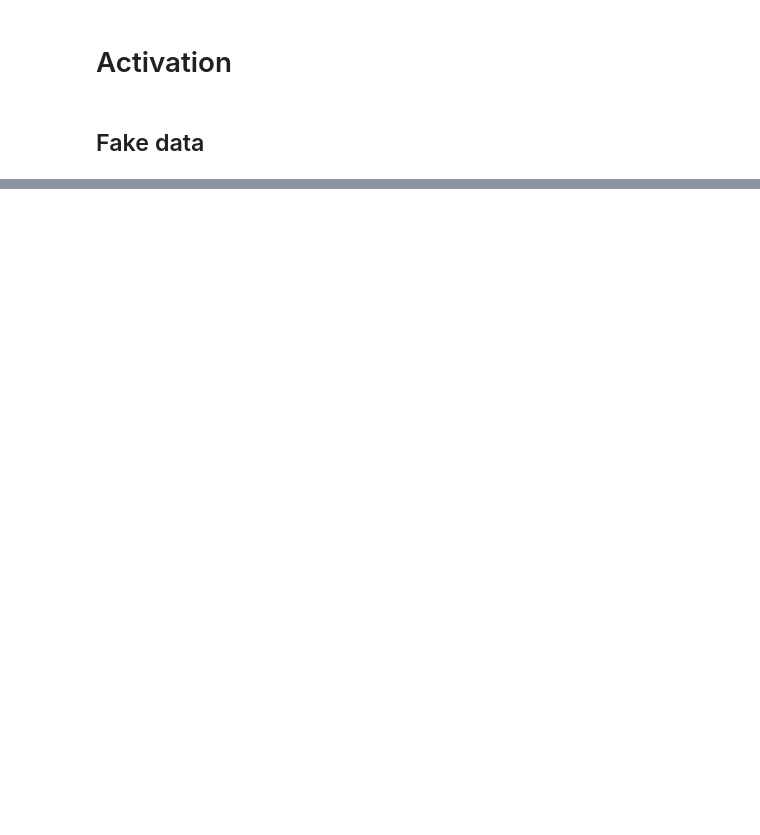
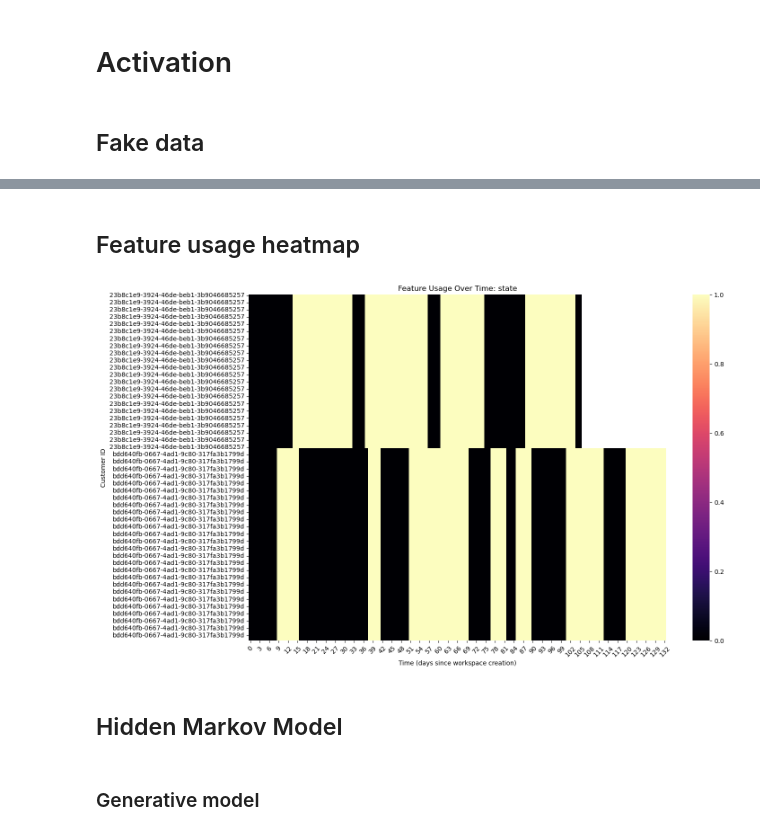
Before and after one commit to patricesweeney/growth, a Jupyter notebook: 02_Acquisition/03_Activation/Activation.ipynb, the cells around one changed output, grey strips where cells are left out. Cells and saved outputs as stored; diff of their text form; code cells hidden in the pictures; blank space fills up the shorter version.

```diff
--- a/02_Acquisition/03_Activation/Activation.ipynb
+++ b/02_Acquisition/03_Activation/Activation.ipynb
@@ -72,0 +96,12 @@ data
+# %%
+def data_processing(data):
+    # Add 'converted' column
+    data['converted'] = data.apply(lambda row: 1 if pd.notnull(row['conversion_date']) and row['observation_date'] >= row['conversion_date'] else 0, axis=1)
+
+    # Add 'time' column
+    data['time'] = (data['observation_date'] - data['workspace_creation_date']).dt.days
+
+    return data
+
+data = data_processing(data)
+data
@@ -72,0 +122,38 @@ data
+# %% [markdown]
+## Feature usage heatmap
+# %%
+import pandas as pd
+import numpy as np
+import matplotlib.pyplot as plt
+import seaborn as sns
+
+def feature_usage_heatmap(data, feature):
+    # Pivot the data to get a matrix where rows are customer_ids and columns are observation_dates
+    heatmap_data = data.pivot(index='customer_id', columns='time', values=feature)
+
+    # Sort by workspace_creation_date for a better visualization
+    heatmap_data = heatmap_data.loc[data.set_index('customer_id').sort_values('workspace_creation_date').index]
+
+    # Plot the heatmap
+    plt.figure(figsize=(15, 10))
+    sns.heatmap(heatmap_data, cmap='magma', cbar=True, linewidths=0.0)
+
+    # Set plot labels and title
+    plt.xlabel('Time (days since workspace creation)')
+    plt.ylabel('Customer ID')
+    plt.title(f'Feature Usage Over Time: {feature}')
+
+    # Rotate x-axis labels for better readability
+    plt.xticks(rotation=45)
+
+    plt.show()
+
+
+# Create the heatmap for a specific feature (e.g., 'feature_2')
+feature_usage_heatmap(data, 'state')
+# %% [output]
+[figure, added]
+# %% [markdown]
+## Hidden Markov Model
+# %% [markdown]
+### Generative model
```
Also changed, not shown: parts of 6 cells of this notebook.
